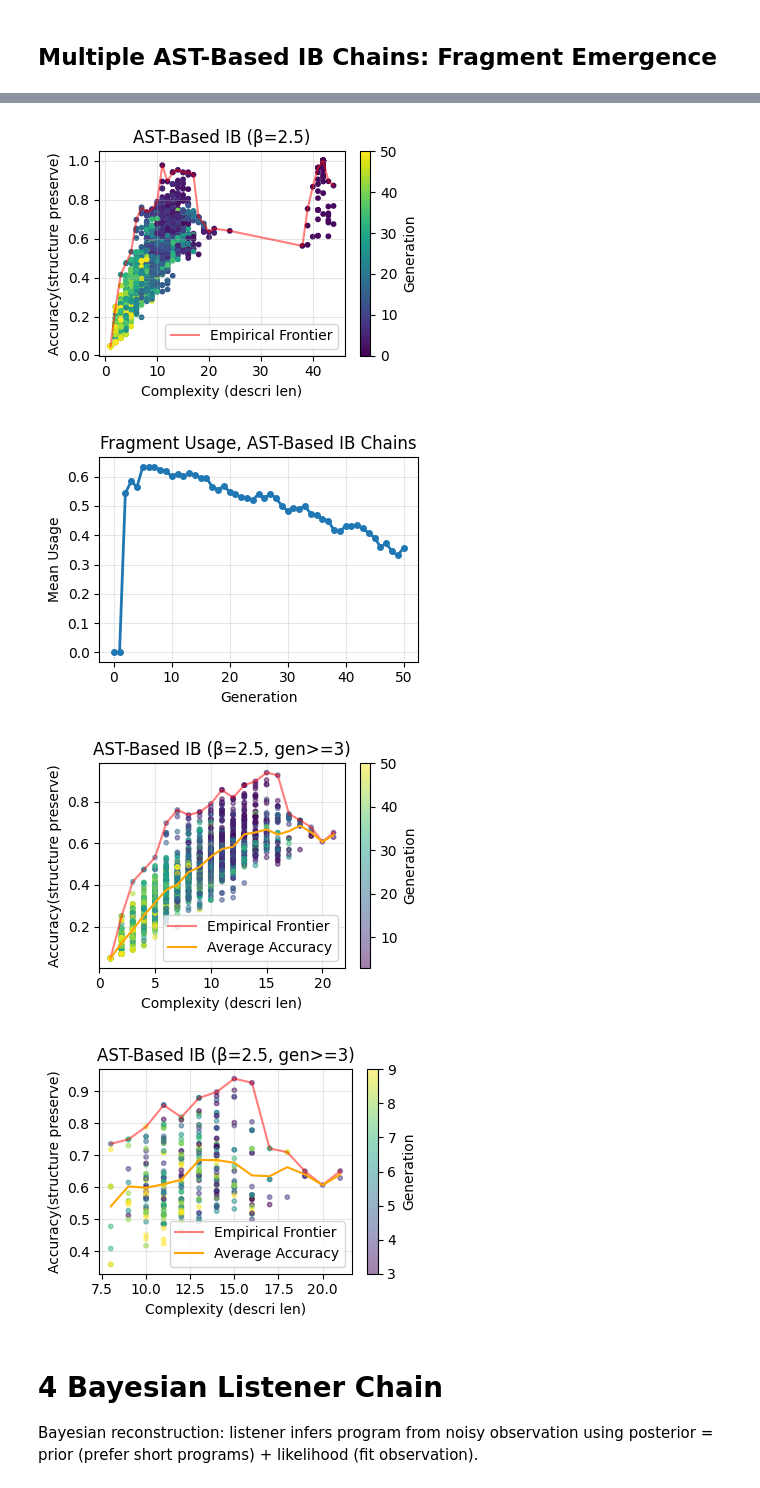
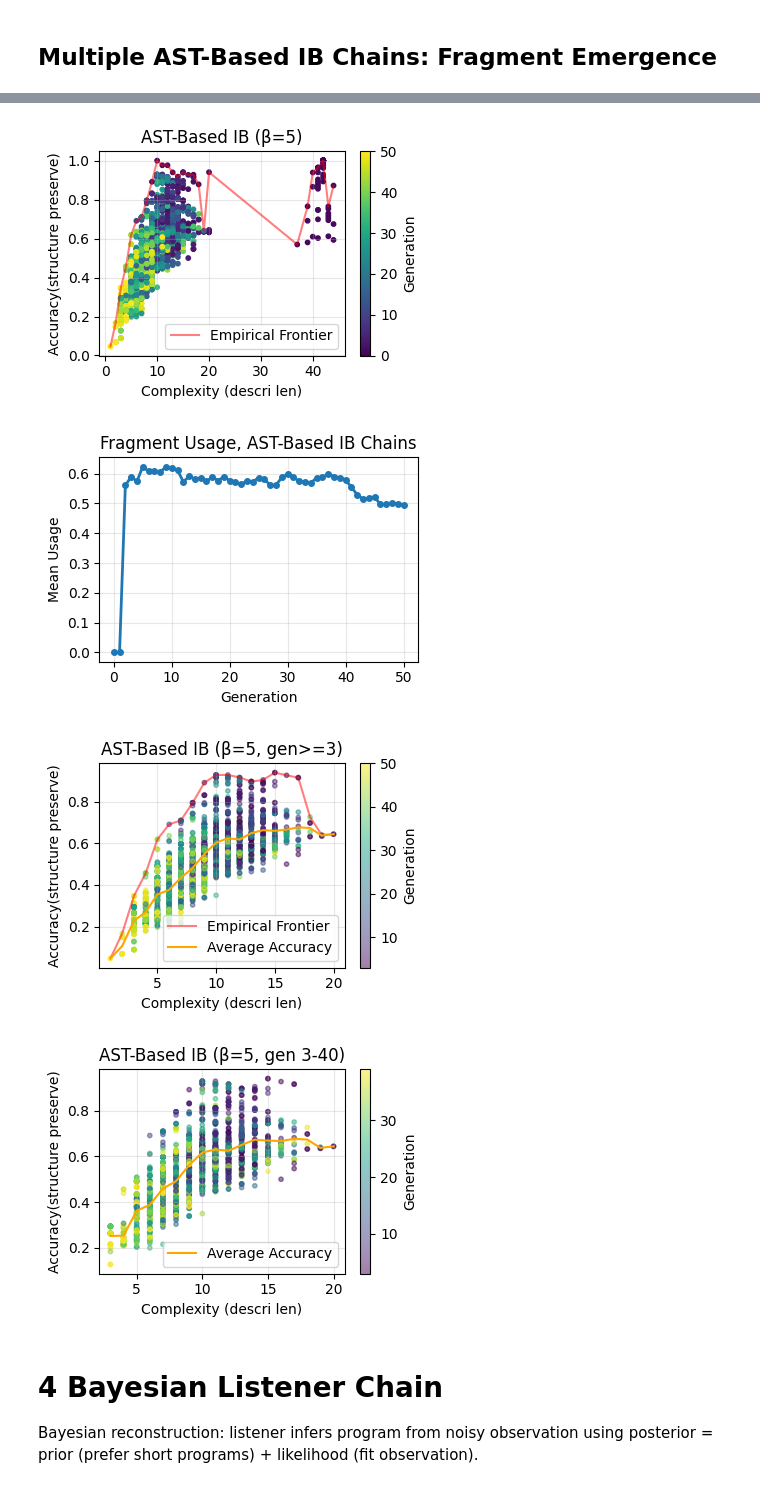
Before and after one commit to wppqywq/compositional-modeling, a Jupyter notebook: notebooks_new/4_transmission_chain.ipynb, the cells around one changed output, grey strips where cells are left out. Drawn from its saved outputs; the diff is of its cells as text; code cells hidden in the pictures.

```diff
--- a/notebooks_new/4_transmission_chain.ipynb
+++ b/notebooks_new/4_transmission_chain.ipynb
@@ -70,7 +70,7 @@ SELECTION_TEMPERATURE = 0.25   # 0 = greedy
 
 # AST-level IB parameters
 NUM_GENERATIONS_AST = 50
-BETA_IB = 2.5                 # IB trade-off (1.0 = balanced, higher- accuracy)
+BETA_IB = 5                 # IB trade-off (1.0 = balanced, higher- accuracy)
 FRAGMENT_DISCOVERY_FREQ = 2   # discover fragments every N generations
 IB_TEMPERATURE = 0.25          # >0 = stochastic selection
 IB_NOISE_PARAMS = {
@@ -80,8 +80,8 @@ IB_NOISE_PARAMS = {
 }
 
 # Bayesian listener parameters
-BAYES_ALPHA_LIKE = 5.0        # likelihood scaling
-BAYES_LAMBDA_PRIOR = 0.25      # prior scaling (prefer compression)
+BAYES_ALPHA_LIKE = 1.0        # likelihood scaling
+BAYES_LAMBDA_PRIOR = 0.01      # prior scaling (prefer compression)
 BAYES_TEMPERATURE = 0.25       # small temperature for exploration
 BAYES_NOISE_PARAMS = {'delete': 0.01, 'insert': 0.01, 'substitute': 0.01}
 
@@ -598,7 +561,7 @@ plt.legend()
 plt.tight_layout()
 plt.show()
 # %% [output]
-[figure, old version]
+[figure, new version]
 # %%
 
 
@@ -614,7 +577,7 @@ plt.grid(alpha=0.3)
 plt.tight_layout()
 plt.show()
 # %% [output]
-[figure, old version]
+[figure, new version]
 # %%
 # IB frontier for AST-based chains
 multi_ast_df = multi_ast_df[multi_ast_df["generation"] >= 3]
@@ -655,49 +618,49 @@ plt.legend()
 plt.tight_layout()
 plt.show()
 # %% [output]
-[figure, old version]
+[figure, new version]
 # %%
 # IB frontier for AST-based chains
-
-multi_ast_df = multi_ast_df[multi_ast_df["generation"] < 10]
+multi_ast_df = multi_ast_df[multi_ast_df["generation"] >= 3]
+multi_ast_df = multi_ast_df[multi_ast_df["generation"] < 40]
 
 plt.figure(figsize=(4, 3))
 sc_multi = plt.scatter(
     multi_ast_df["ib_complexity"],
     multi_ast_df["ib_accuracy"],
     c=multi_ast_df["generation"],
     s=10,
     alpha=0.5
 )
 plt.colorbar(sc_multi, label="Generation")
 plt.xlabel("Complexity (descri len)")
 plt.ylabel("Accuracy(structure preserve)")
-plt.title(f"AST-Based IB (β={BETA_IB}, gen 3-10)")
+plt.title(f"AST-Based IB (β={BETA_IB}, gen 3-40)")
 plt.grid(alpha=0.3)
 
 # Empirical IB frontier
-frontier_ast = (
-    multi_ast_df.groupby("ib_complexity")["ib_accuracy"]
-    .max()
-    .reset_index()
-    .sort_values("ib_complexity")
-)
-plt.plot(
-    frontier_ast["ib_complexity"],
-    frontier_ast["ib_accuracy"],
-    color="red",
-    label="Empirical Frontier",
-    alpha=0.5
-)
+# frontier_ast = (
+#     multi_ast_df.groupby("ib_complexity")["ib_accuracy"]
+#     .max()
+#     .reset_index()
+#     .sort_values("ib_complexity")
+# )
+# plt.plot(
+#     frontier_ast["ib_complexity"],
+#     frontier_ast["ib_accuracy"],
+#     color="red",
+#     label="Empirical Frontier",
+#     alpha=0.5
+# )
 # fit a line of average accuracy vs complexity to plot
 avg_accuracy = multi_ast_df.groupby("ib_complexity")["ib_accuracy"].mean()
 plt.plot(avg_accuracy.index, avg_accuracy.values, color="orange", label="Average Accuracy")
 
 plt.legend()
 plt.tight_layout()
 plt.show()
 # %% [output]
-[figure, old version]
+[figure, new version]
 # %% [markdown]
 
   # 4 Bayesian Listener Chain
```
Also changed, not shown: parts of 10 cells of this notebook.
